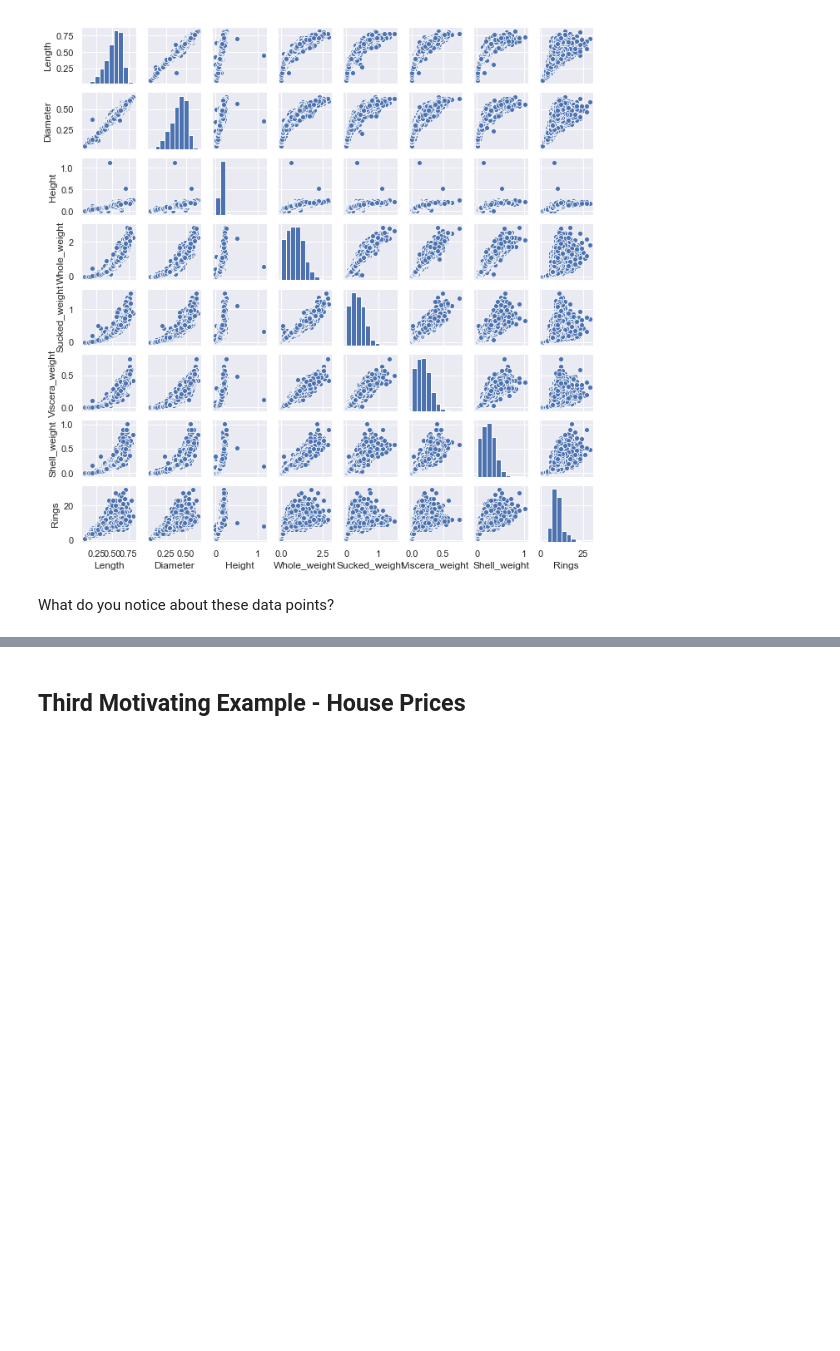
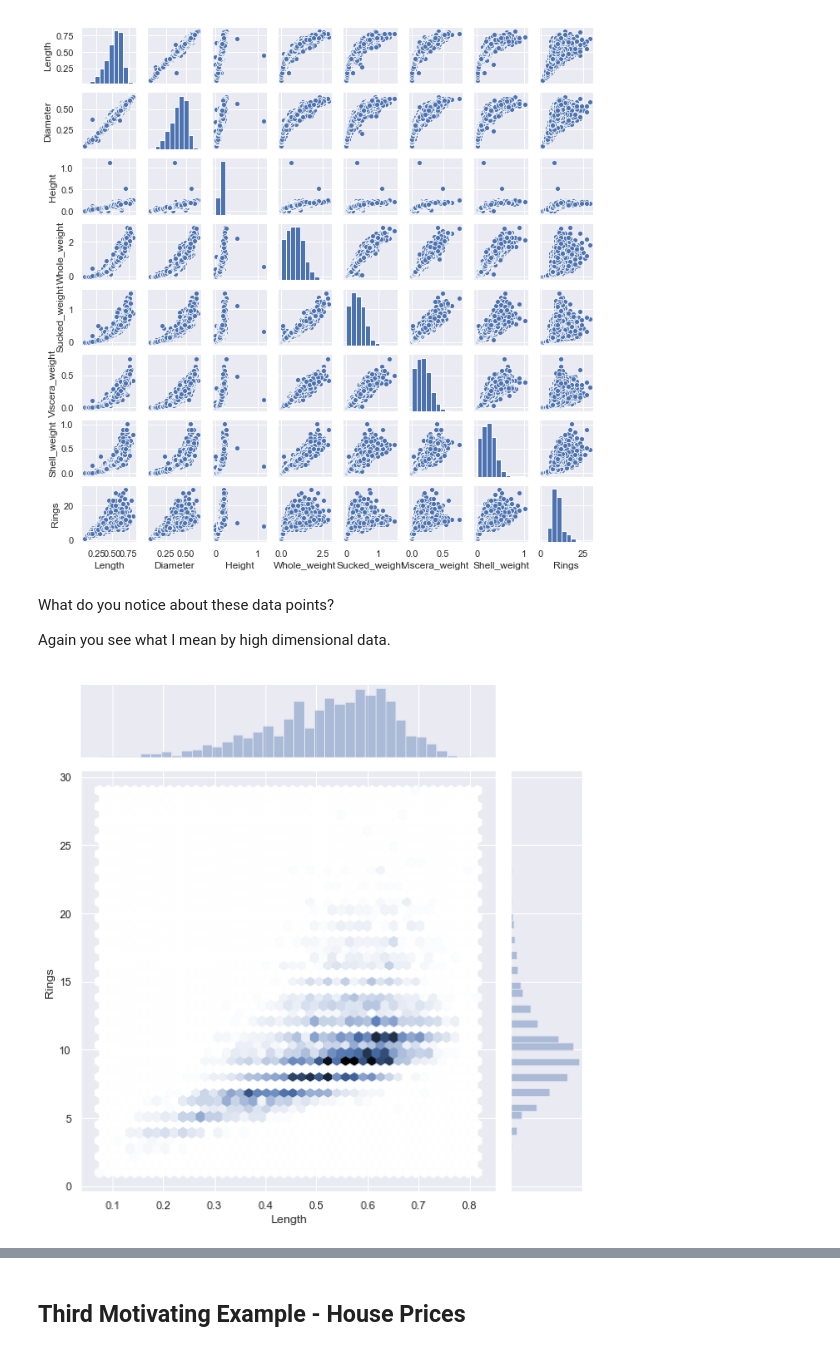
Before and after one commit to virgilpierce/STAT_411, a Jupyter notebook: 1 - Intro and Motivating Ex.ipynb, the cells around one changed output, grey strips where cells are left out. Saved outputs shown, nothing was run; the diff lists cells and outputs as text; code cells hidden in the pictures; blank space fills up the shorter version.

```diff
--- a/1 - Intro and Motivating Ex.ipynb
+++ b/1 - Intro and Motivating Ex.ipynb
@@ -547,3 +547,11 @@ p.fig.set_size_inches(9, 9)
 [figure]
 # %% [markdown]
 What do you notice about these data points?
+
+Again you see what I mean by high dimensional data.
+# %%
+sn.set(style = 'darkgrid')
+
+sn.jointplot(x='Length', y='Rings', data=ab, height=8, kind='hex');
+# %% [output]
+[figure, added]
```
Also changed, not shown: parts of 1 cell of this notebook.
